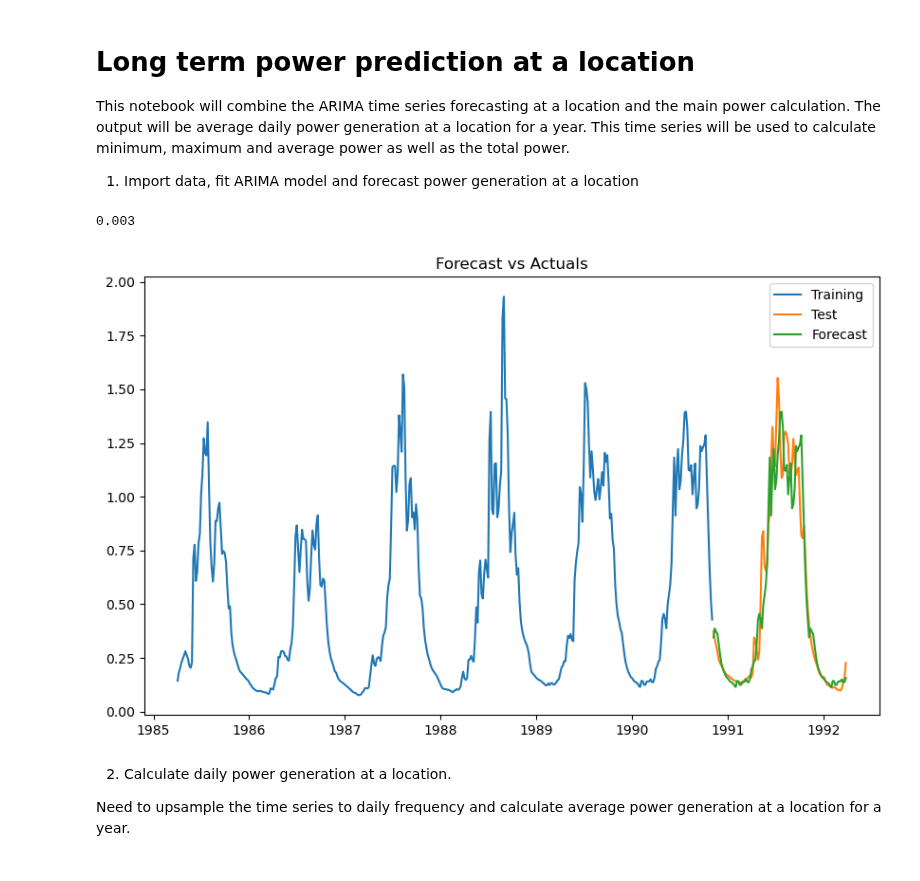
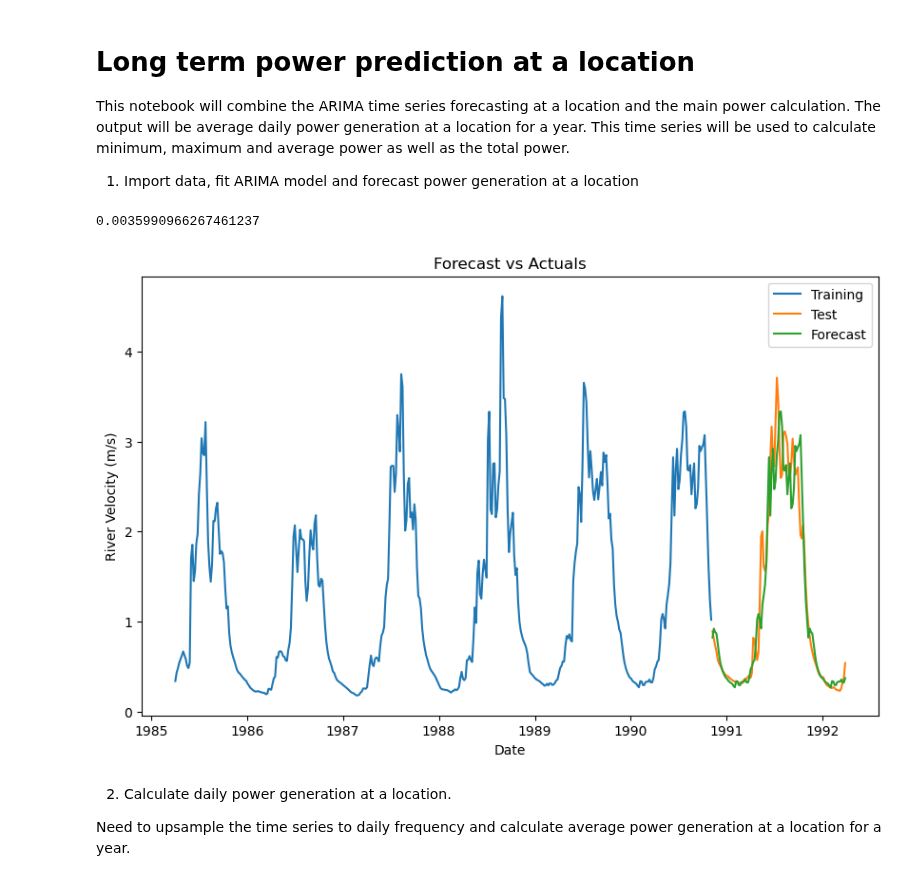
Before and after one commit to pilipb/DP5-code, a Jupyter notebook: long_term.ipynb, the cells around one changed output. Drawn from its saved outputs; the diff is of its cells as text; code cells hidden in the pictures.

```diff
--- a/long_term.ipynb
+++ b/long_term.ipynb
@@ -11,50 +20,47 @@ import matplotlib.dates as mdates
 This notebook will combine the ARIMA time series forecasting at a location and the main power calculation. The output will be average daily power generation at a location for a year. This time series will be used to calculate minimum, maximum and average power as well as the total power.
 
 1. Import data, fit ARIMA model and forecast power generation at a location
-# %%
-import requests
-import pandas as pd
-
-# script for returning elevation from lat, long, based on open elevation data
-# which in turn is based on SRTM
-def get_elevation(lat, long):
-    query = ('https://api.open-elevation.com/api/v1/lookup'
-             f'?locations={lat},{long}')
-    r = requests.get(query).json()  # json object, various ways you can extract value
-    # one approach is to use pandas json functionality:
-    elevation = pd.json_normalize(r, 'results')['elevation'].values[0]
-    return elevation
-
-# points from google maps
-upstream = get_elevation(25.203444,89.686458)
-downstream = get_elevation(25.172212, 89.662100)
-slope = (downstream - upstream)/1000 # 1140 is the distance between the two points in meters
-print(slope)
-# %% [output]
-0.003
 # %%
-# using data from the Brahamaputra River, Bangladesh
-file_path = "DATA/2651100_Q_Day.Cmd.txt"
+# using data from the ....
+file_path = rivers['Brahmaputra, BD']
 metadata, data = read_data(file_path)
 station_info, parsed_data = process_data(metadata, data)
+
+lat1 = station_info['Latitude (DD)']
+long1 = station_info['Longitude (DD)']
+# find maximum slope within 1 km
+lat1 = float(lat1) + 0.01
+long1 = float(long1)
+lat2 = lat1 - 0.01
+long2 = long1
+dist = np.sqrt((lat1 - lat2)**2 + (long1 - long2)**2 ) * 111139
+# upstream = get_elevation(25.203444,89.686458) - manual for Bangladesh
+# downstream = get_elevation(25.172212, 89.662100)
+upstream = get_elevation(lat1, long1)
+downstream = get_elevation(lat2, long2)
+slope = (downstream - upstream)/dist # 1140 is the distance between the two points in meters
+print(slope)
 Q = parsed_data['Value'].mean() # average discharge m^3/s
-W = 9000 # width in meters
+W = 1200 # width in meters
 S = slope # slope at location
 D = (Q / (W**1.02 * S**0.35))**(1/1.74) # depth in meters
 parsed_data['Velocity'] = parsed_data['Value'] / (W * D) # velocity in m/s
 parsed_data = downsample(parsed_data)
 train, test = split_data(parsed_data, split=0.8)
 model = arima_model(train, order=(2,0,2), seasonal_order=(0,1,0,73))
 forecast_data = forecast(model, test)
 plt.figure(figsize=(10,6))
 plt.plot(train.dropna(),  label='Training')
 plt.plot(test.dropna(), label='Test')
 plt.plot(forecast_data, label='Forecast')
 plt.title('Forecast vs Actuals')
+plt.ylabel('River Velocity (m/s)')
+plt.xlabel('Date')
 plt.legend()
 plt.show()
 # %% [output]
+0.0035990966267461237
-[figure, old version]
+[figure, new version]
 # %% [markdown]
 2. Calculate daily power generation at a location.
 
```
Also changed, not shown: parts of 4 cells of this notebook, 1 other file.
